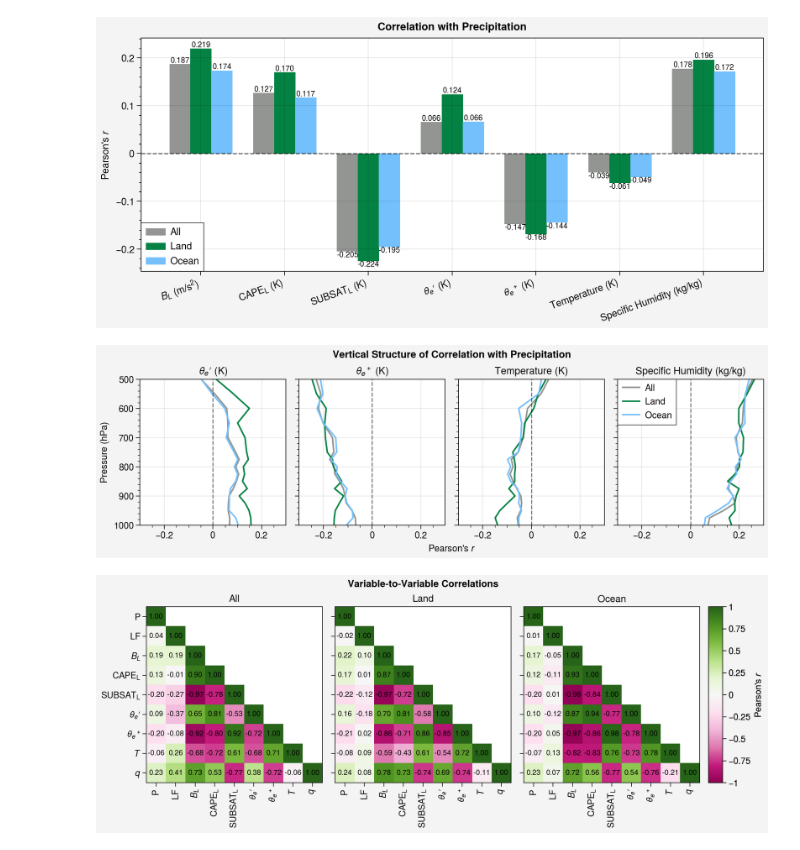
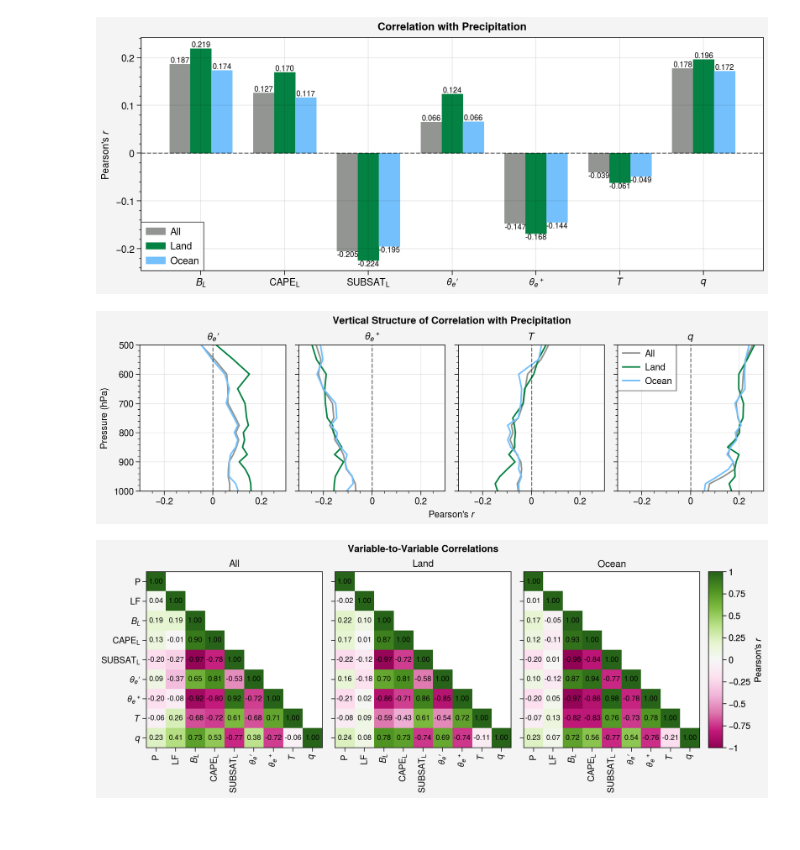
Before and after one commit to savannahferretti/monsoon-sr, a Jupyter notebook: notebooks/correlations.ipynb, the cells around one changed output. Cells and saved outputs as stored; diff of their text form; code cells hidden in the pictures.

```diff
--- a/notebooks/correlations.ipynb
+++ b/notebooks/correlations.ipynb
@@ -13,47 +13,47 @@ LANDTHRESH = 0.5
 variables = {
     'pr':{
         'data':xr.open_dataarray(f'{FILEDIR}/pr.nc',engine='h5netcdf'),
-        'label':'Precipitation Rate (mm/hr)',
+        'label':'P',
         'is_4D':False,
         'analyze':False},
     'lf':{
         'data':xr.open_dataarray(f'{FILEDIR}/lf.nc',engine='h5netcdf'),
-        'label':'Land Fraction (0-1)',
+        'label':'LF',
         'is_4D':False,
         'analyze':False},
     'bl':{
         'data':xr.open_dataarray(f'{FILEDIR}/bl.nc',engine='h5netcdf'),
-        'label':'$\mathit{B_L}$ (m/s$^2$)',
+        'label':'$\\mathit{B_L}$',
         'is_4D':False,
         'analyze':True},
     'cape':{
         'data':xr.open_dataarray(f'{FILEDIR}/cape.nc',engine='h5netcdf'),
-        'label':'$CAPE_L$ (K)',
+        'label':'$CAPE_L$',
         'is_4D':False,
         'analyze':True},
     'subsat':{
         'data':xr.open_dataarray(f'{FILEDIR}/subsat.nc',engine='h5netcdf'),
-        'label':'$SUBSAT_L$ (K)',
+        'label':'$SUBSAT_L$',
         'is_4D':False,
         'analyze':True},
     'thetaeprime':{
         'data':xr.open_dataarray(f'{FILEDIR}/thetaeprime.nc',engine='h5netcdf'),
-        'label':r'$\mathit{\theta_{e}}\prime$ (K)',
+        'label':'$\\mathit{\\theta_{e}}\\prime$',
         'is_4D':True,
         'analyze':True},
     'thetaeplus':{
         'data':xr.open_dataarray(f'{FILEDIR}/thetaeplus.nc',engine='h5netcdf'),
-        'label':r'$\mathit{\theta_{e}}^+$ (K)',
+        'label':'$\\mathit{\\theta_{e}}^+$',
         'is_4D':True,
         'analyze':True},
     't':{
         'data':xr.open_dataarray(f'{FILEDIR}/t.nc',engine='h5netcdf'),
-        'label':'Temperature (K)',
+        'label':'$\\mathit{T}$',
         'is_4D':True,
         'analyze':True},
     'q':{
         'data':xr.open_dataarray(f'{FILEDIR}/q.nc',engine='h5netcdf'),
-        'label':'Specific Humidity (kg/kg)',
+        'label':'$\\mathit{q}$',
         'is_4D':True,
         'analyze':True}}
 # %%
@@ -123,35 +123,35 @@ for varname,varinfo in variables.items():
 summarydata  = []
 varnameslist = []
 for varname,corr in results.items():
     is_4D = variables[varname]['is_4D']
     if is_4D:
         allcorr   = np.nanmean(corr['all'])
         landcorr  = np.nanmean(corr['land'])
         oceancorr = np.nanmean(corr['ocean'])
     else:
         allcorr   = corr['all']
         landcorr  = corr['land']
         oceancorr = corr['ocean']
     summarydata.append([allcorr,landcorr,oceancorr])
     varnameslist.append(variables[varname]['label'])
 summaryarr = np.array(summarydata)
 
 fig,ax = pplt.subplots(nrows=1,ncols=1,refwidth=8,refheight=3)
 x,width = np.arange(len(varnameslist)),0.25
-ax.format(suptitle='Correlation with Precipitation',xlocator=x,xformatter=varnameslist,xrotation=20,
+ax.format(suptitle='Correlation with Precipitation',xlocator=x,xformatter=varnameslist,
           xminorticks='none',ylabel="Pearson's $\mathit{r}$")
 bars1 = ax.bar(x-width,summaryarr[:,0],width,label='All',color='gray')
 bars2 = ax.bar(x,summaryarr[:,1],width,label='Land',color='jungle green')
 bars3 = ax.bar(x+width,summaryarr[:,2],width,label='Ocean',color='blue3')
 for i,(allvalue,landvalue,oceanvalue) in enumerate(summaryarr):
     ax.text(i-width,allvalue,f'{allvalue:.3f}',ha='center',va='bottom' if allvalue>0 else 'top',fontsize=7)
     ax.text(i,landvalue,f'{landvalue:.3f}',ha='center',va='bottom' if landvalue>0 else 'top',fontsize=7)
     ax.text(i+width, oceanvalue, f'{oceanvalue:.3f}',ha='center',va='bottom' if oceanvalue>0 else 'top',fontsize=7)
 ax.axhline(0,color='k',alpha=0.5,linewidth=1,linestyle='--')
 ax.legend(loc='ll',ncols=1)
 pplt.show()
 # %% [output]
-[figure, old version]
+[figure, new version]
 # %%
 vars4D = [(varname,varinfo) for varname,varinfo in variables.items() if varinfo.get('analyze',False) and varinfo['is_4D']]
 
@@ -169,6 +169,6 @@ for i,(varname,varinfo) in enumerate(vars4D):
 axs[3].legend(loc='ul',ncols=1)
 pplt.show()
 # %% [output]
-[figure, old version]
+[figure, new version]
 # %%
 varlist   = []
```
Also changed, not shown: parts of 2 cells of this notebook, 11 other files.
